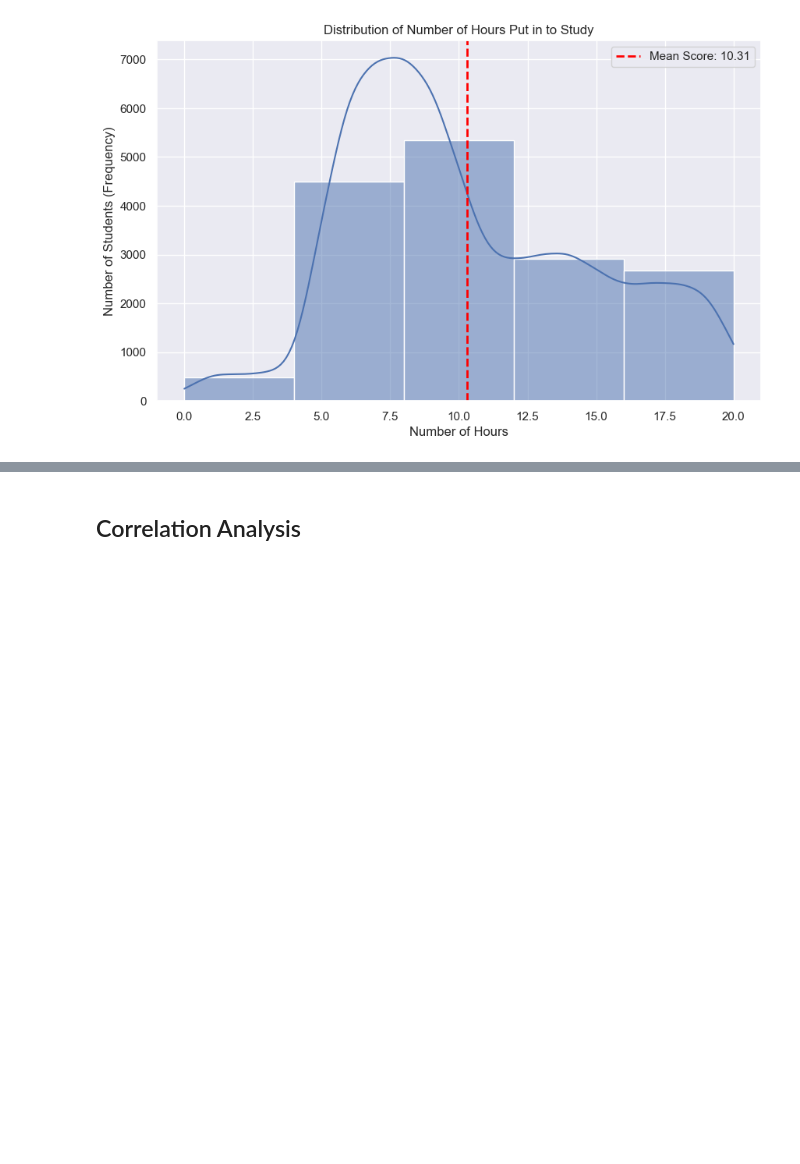
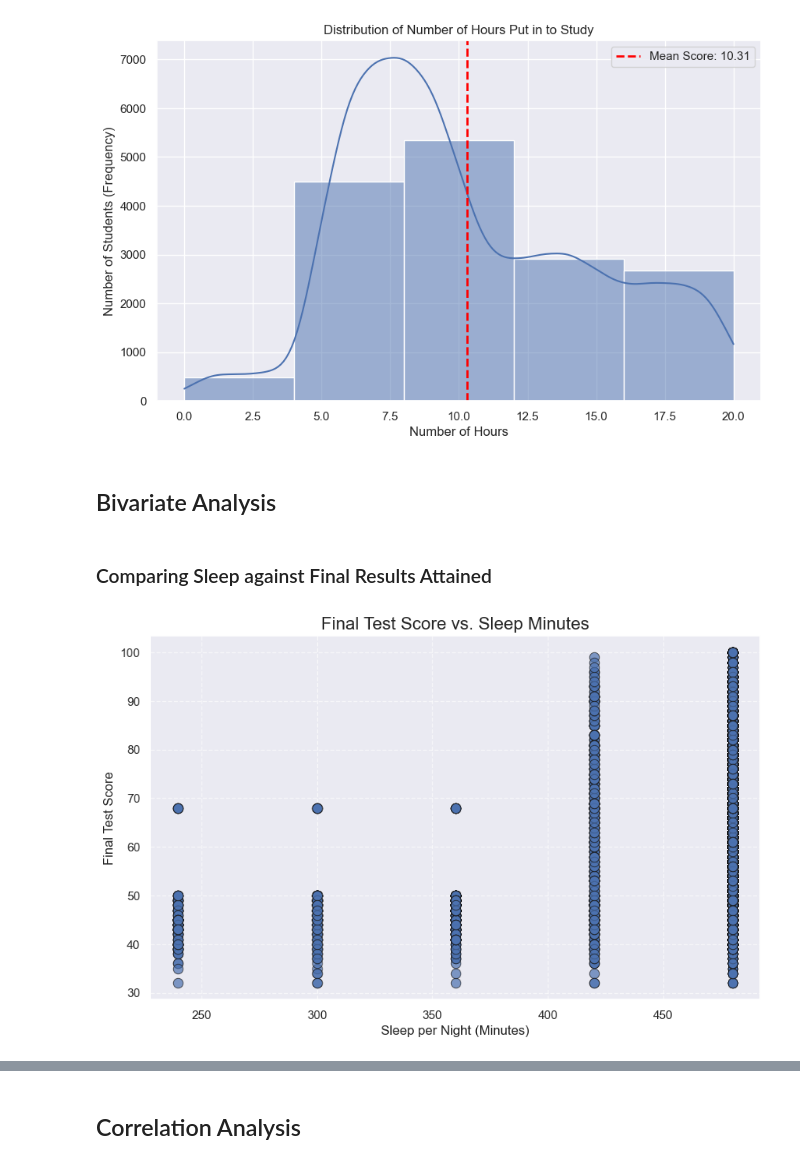
Before and after one commit to dingaroo/aiap_foundation_self_practice, a Jupyter notebook: eda.ipynb, the cells around one changed output, grey strips where cells are left out. Saved outputs shown, nothing was run; the diff lists cells and outputs as text; code cells hidden in the pictures; blank space fills up the shorter version.

Commit message:
Completed Bivariate and Univariate analysis

```diff
--- a/eda.ipynb
+++ b/eda.ipynb
@@ -794,3 +794,31 @@ plt.savefig(PLOT_PATH + 'histogram_hrs_per_week.png')
 plt.show()
 # %% [output]
 [figure]
+# %% [markdown]
+## Bivariate Analysis
+# %% [markdown]
+### Comparing Sleep against Final Results Attained
+# %%
+# --- Create and plot the dot plot (scatter plot) ---
+plt.figure(figsize=(10, 6)) # Set the figure size
+
+# Create the scatter plot
+sns.scatterplot(
+    data=df,
+    x='sleep_minutes',
+    y='final_test',
+    alpha=0.7, # Make points slightly transparent to see overlaps
+    edgecolor='k', # Add a black edge to dots for better visibility
+    s=80 # Set the size of the dots
+)
+
+# Add enhancements for clarity
+plt.title('Final Test Score vs. Sleep Minutes', fontsize=16)
+plt.xlabel('Sleep per Night (Minutes)', fontsize=12)
+plt.ylabel('Final Test Score', fontsize=12)
+plt.grid(True, linestyle='--', alpha=0.6)
+
+# Display the plot
+plt.show()
+# %% [output]
+[figure, added]
```
Also changed, not shown: parts of 5 cells of this notebook.
